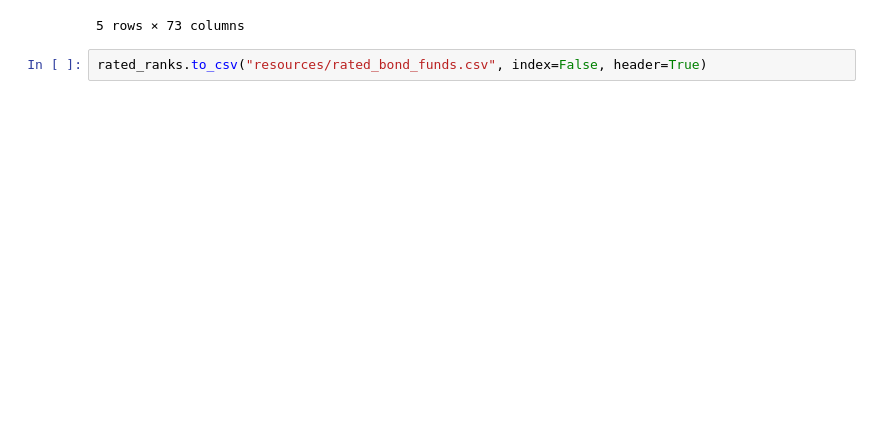
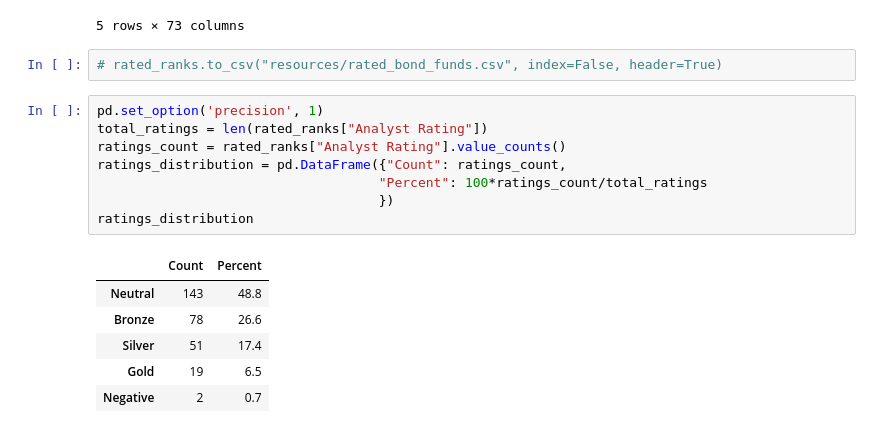
Before and after one commit to mimisjo/project3_fund_ratings, a Jupyter notebook: ratings_prep.ipynb, the cells around one changed output. Drawn from its saved outputs; the diff is of its cells as text; blank space fills up the shorter version.

```diff
--- a/ratings_prep.ipynb
+++ b/ratings_prep.ipynb
@@ -182,4 +206,19 @@ See the caveats in the documentation: http://pandas.pydata.org/pandas-docs/stabl
 | 4 | Eaton Vance Floating-Rate Advanta... | EIFAX | US Fund Bank Loan | Bronze | 1 | 11 | 95 | 5 | ... |
 5 rows × 73 columns
 # %%
-rated_ranks.to_csv("resources/rated_bond_funds.csv", index=False, header=True)
+# rated_ranks.to_csv("resources/rated_bond_funds.csv", index=False, header=True)
+# %%
+pd.set_option('precision', 1)
+total_ratings = len(rated_ranks["Analyst Rating"])
+ratings_count = rated_ranks["Analyst Rating"].value_counts()
+ratings_distribution = pd.DataFrame({"Count": ratings_count,
+                                    "Percent": 100*ratings_count/total_ratings
+                                    })
+ratings_distribution
+# %% [output]
+|  | Count | Percent |
+| Neutral | 143 | 48.8 |
+| Bronze | 78 | 26.6 |
+| Silver | 51 | 17.4 |
+| Gold | 19 | 6.5 |
+| Negative | 2 | 0.7 |
```
Also changed, not shown: parts of 5 cells of this notebook, 15 other files.
